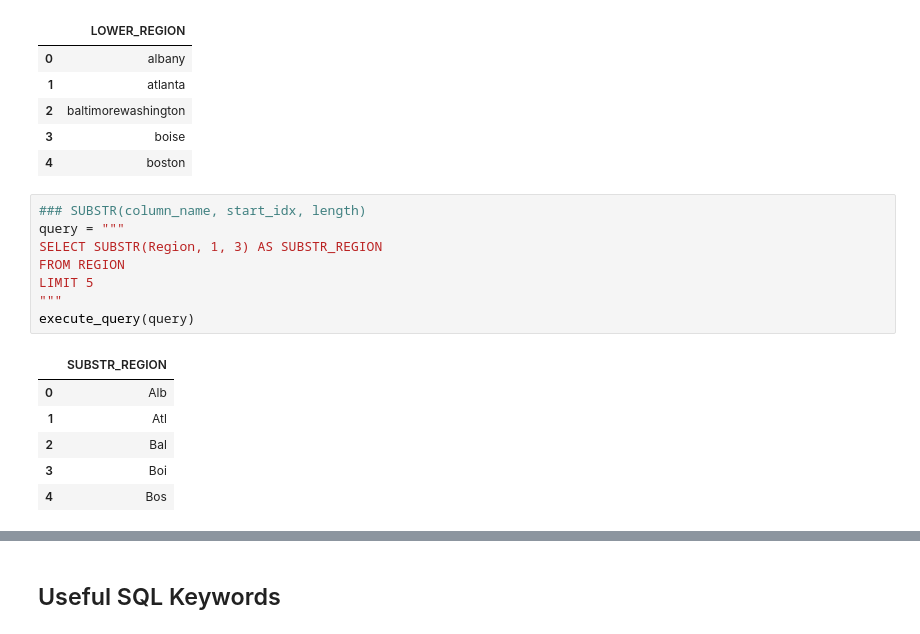
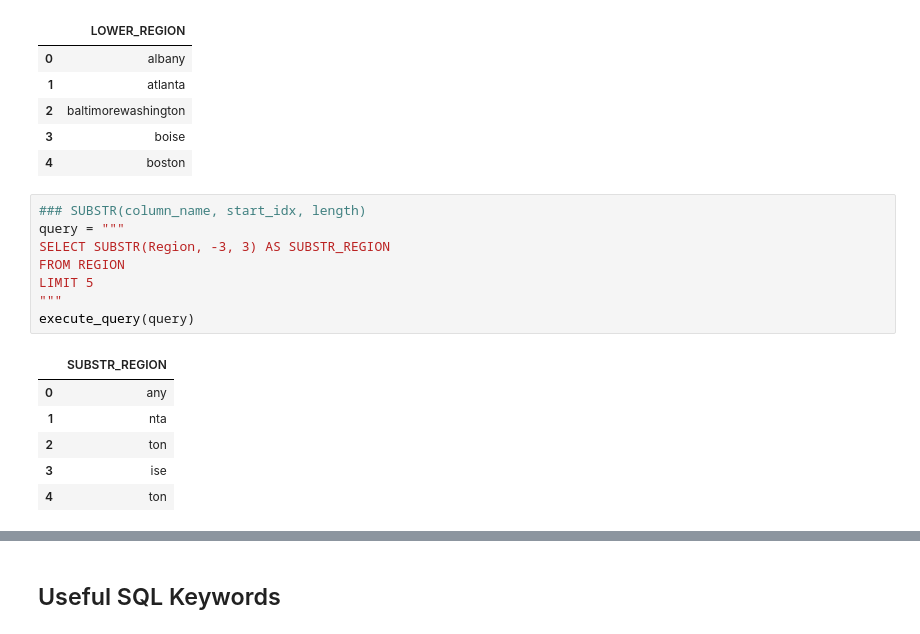
Before and after one commit to ramendrasingla/data-analysis-tutorial, a Jupyter notebook: SQL_Tutorial.ipynb, the cells around one changed output, grey strips where cells are left out. Drawn from its saved outputs; the diff is of its cells as text.

```diff
--- a/SQL_Tutorial.ipynb
+++ b/SQL_Tutorial.ipynb
@@ -277,15 +261,15 @@ execute_query(query)
 # %%
 ### SUBSTR(column_name, start_idx, length)
 query = """
-SELECT SUBSTR(Region, 1, 3) AS SUBSTR_REGION
+SELECT SUBSTR(Region, -3, 3) AS SUBSTR_REGION
 FROM REGION
 LIMIT 5
 """
 execute_query(query)
 # %% [output]
 |  | SUBSTR_REGION |
-| 0 | Alb |
-| 1 | Atl |
-| 2 | Bal |
-| 3 | Boi |
-| 4 | Bos |
+| 0 | any |
+| 1 | nta |
+| 2 | ton |
+| 3 | ise |
+| 4 | ton |
```
Also changed, not shown: parts of 9 cells of this notebook.
